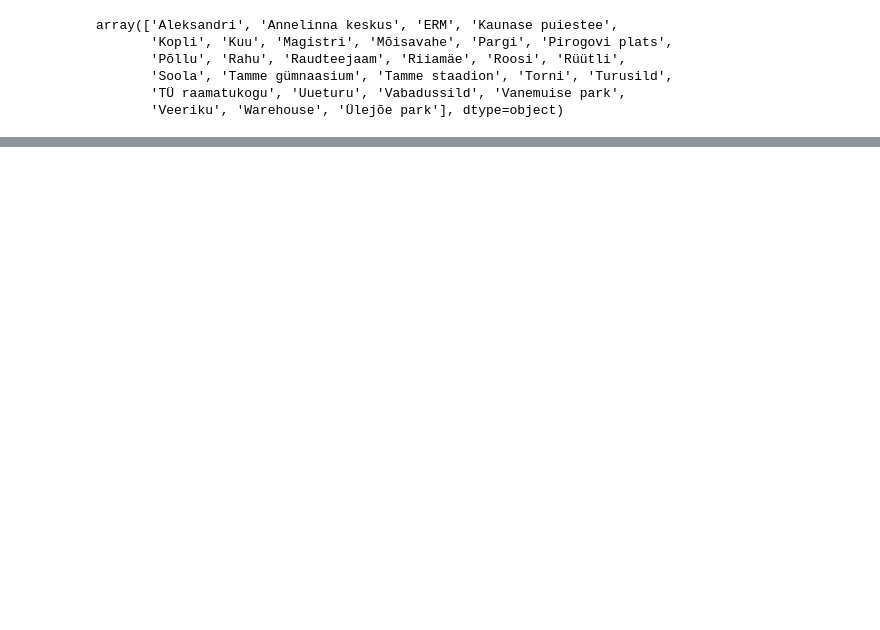
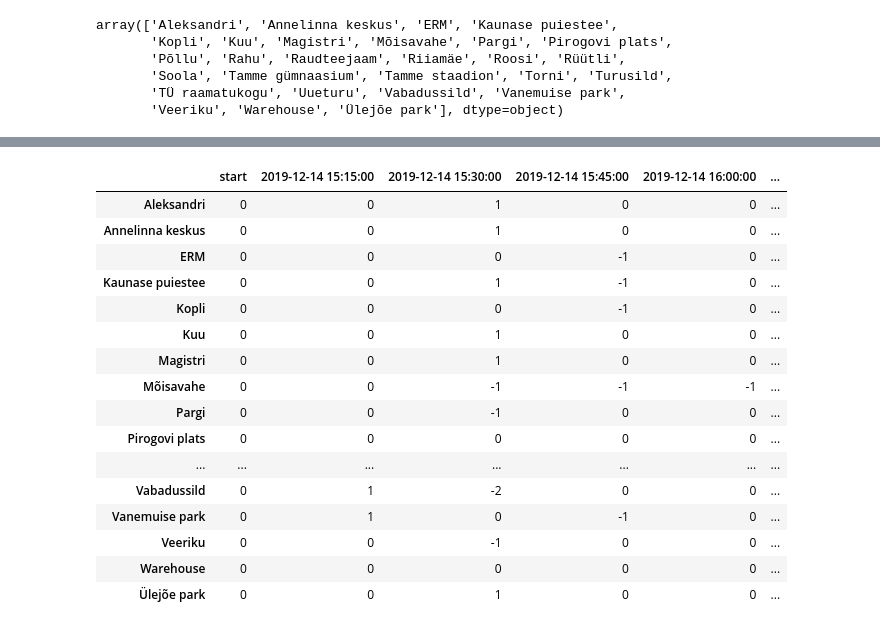
Before and after one commit to 3linameier/IDS2020, a Jupyter notebook: Untitled1.ipynb, the cells around one changed output, grey strips where cells are left out. Saved outputs shown, nothing was run; the diff lists cells and outputs as text; code cells hidden in the pictures; blank space fills up the shorter version.

```diff
--- a/Untitled1.ipynb
+++ b/Untitled1.ipynb
@@ -138,0 +227,4 @@ See the caveats in the documentation: https://pandas.pydata.org/pandas-docs/stab
+# %%
+t = sorteeritud.loc[(sorteeritud['time'] >= '2019 12 14') ]
+t = t.reset_index(drop=True)
+t
@@ -167,7 +259,0 @@ uus = pd.DataFrame({'start':0,
-# %%
-for i, station in enumerate(result.startstationname):
-    x = test['startstationname'][i]
-    y = test['endstationname'][i]
-
-    l = test['locked'][i]
-    u = test['unlocked'][i]
@@ -175,0 +260,38 @@ Timedelta('0 days 00:05:00')
+# %%
+tim = pd.Timestamp('2019-12-14T15')
+vahemik = pd.to_timedelta("00:15:00")
+uus = pd.DataFrame({'start':0} ,index = l)
+col = pd.DataFrame({tim:0} ,index = l)
+
+for i, station in enumerate(t.station):
+    station = t['station'][i]
+    time = t['time'][i]
+    minek = t['minek'][i]
+    while (abs(tim - time) > vahemik):
+        tim += vahemik
+        uus[tim] = col
+        col = pd.DataFrame({tim:0} ,index = l)
+    else:
+        if minek == 0:
+            col[tim][station] -= 1
+        else:
+            col[tim][station] += 1
+uus
+# %% [output]
+|  | start | 2019-12-14 15:15:00 | 2019-12-14 15:30:00 | 2019-12-14 15:45:00 | 2019-12-14 16:00:00 | ... |
+| Aleksandri | 0 | 0 | 1 | 0 | 0 | ... |
+| Annelinna keskus | 0 | 0 | 1 | 0 | 0 | ... |
+| ERM | 0 | 0 | 0 | -1 | 0 | ... |
+| Kaunase puiestee | 0 | 0 | 1 | -1 | 0 | ... |
+| Kopli | 0 | 0 | 0 | -1 | 0 | ... |
+| Kuu | 0 | 0 | 1 | 0 | 0 | ... |
+| Magistri | 0 | 0 | 1 | 0 | 0 | ... |
+| Mõisavahe | 0 | 0 | -1 | -1 | -1 | ... |
+| Pargi | 0 | 0 | -1 | 0 | 0 | ... |
+| Pirogovi plats | 0 | 0 | 0 | 0 | 0 | ... |
+| ... | ... | ... | ... | ... | ... | ... |
+| Vabadussild | 0 | 1 | -2 | 0 | 0 | ... |
+| Vanemuise park | 0 | 1 | 0 | -1 | 0 | ... |
+| Veeriku | 0 | 0 | -1 | 0 | 0 | ... |
+| Warehouse | 0 | 0 | 0 | 0 | 0 | ... |
+| Ülejõe park | 0 | 0 | 1 | 0 | 0 | ... |
```
Also changed, not shown: parts of 14 cells of this notebook.
